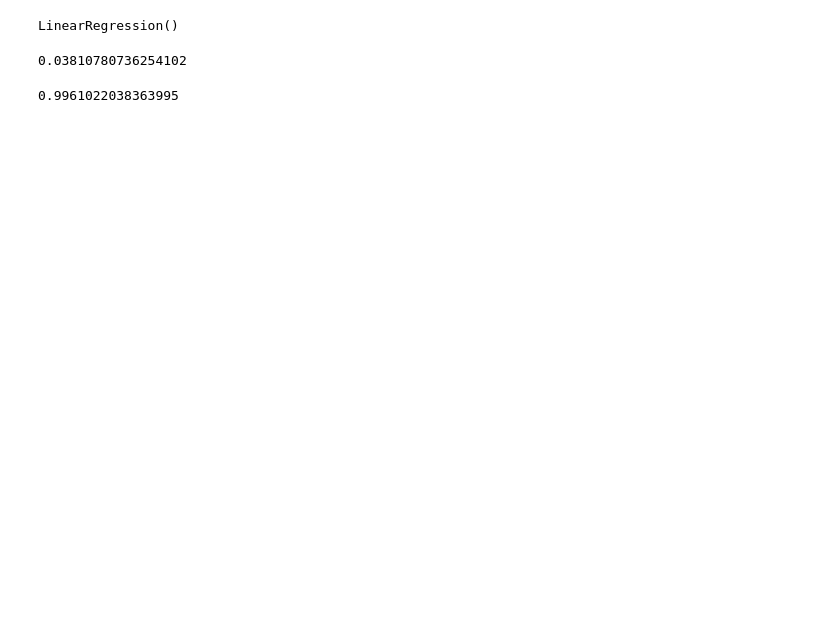
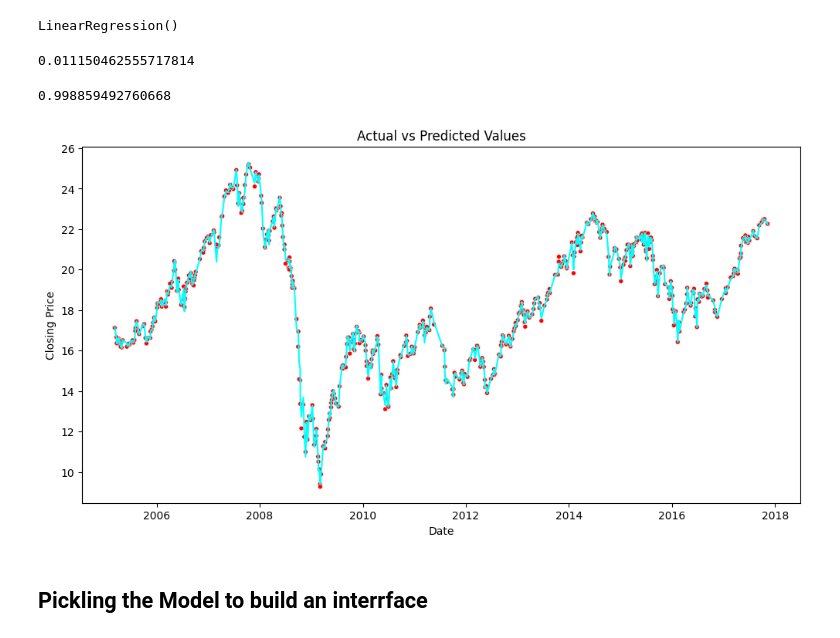
Before and after one commit to Rootarjun/Project-ML, a Jupyter notebook: Stock Prediction/Notebooks/Linear_Regression_First.ipynb, the cells around one changed output. Drawn from its saved outputs; the diff is of its cells as text; code cells hidden in the pictures; blank space fills up the shorter version.

```diff
--- a/Stock Prediction/Linear_Regression_First.ipynb
+++ b/Stock Prediction/Notebooks/Linear_Regression_First.ipynb
@@ -7,7 +7,7 @@ import random
 import warnings
 warnings.filterwarnings("ignore")
 # %%
-data=pd.read_csv("Data/aadru.us.csv",parse_dates=["Date"])
+data=pd.read_csv(r"../Data/aadru.us.csv",parse_dates=["Date"])
 # %%
 data.head()
 # %% [output]
@@ -229,7 +291,7 @@ model.fit(X_train_scaled,y_train)
 # %% [output]
 LinearRegression()
 # %%
-X_test_scaled=scaler.fit_transform(X_test)
+X_test_scaled=scaler.transform(X_test)
 # %%
 y_pred=model.predict(X_test_scaled)
 # %%
@@ -237,8 +299,24 @@ from sklearn.metrics import mean_squared_error,r2_score
 # %%
 mean_squared_error(y_test,y_pred)
 # %% [output]
-0.03810780736254102
+0.011150462555717814
 # %%
 r2_score(y_test,y_pred)
 # %% [output]
-0.9961022038363995
+0.998859492760668
+# %%
+X_test["Date"]=data.loc[list(X_test.index)]["Date"]
+# %%
+# Line plot: Actual vs Predicted values
+plt.figure(figsize=(12,6))
+
+sns.scatterplot(x=X_test["Date"],y=y_test,size=9,legend=False,color="red")
+sns.lineplot(x=X_test["Date"],y=y_pred,color="cyan")
+plt.title("Actual vs Predicted Values")
+plt.xlabel("Date")
+plt.ylabel("Closing Price")
+plt.show()
+# %% [output]
+[figure, added]
+# %% [markdown]
+## Pickling the Model to build an interrface
```
Also changed, not shown: parts of 22 cells of this notebook, 7 other files.
